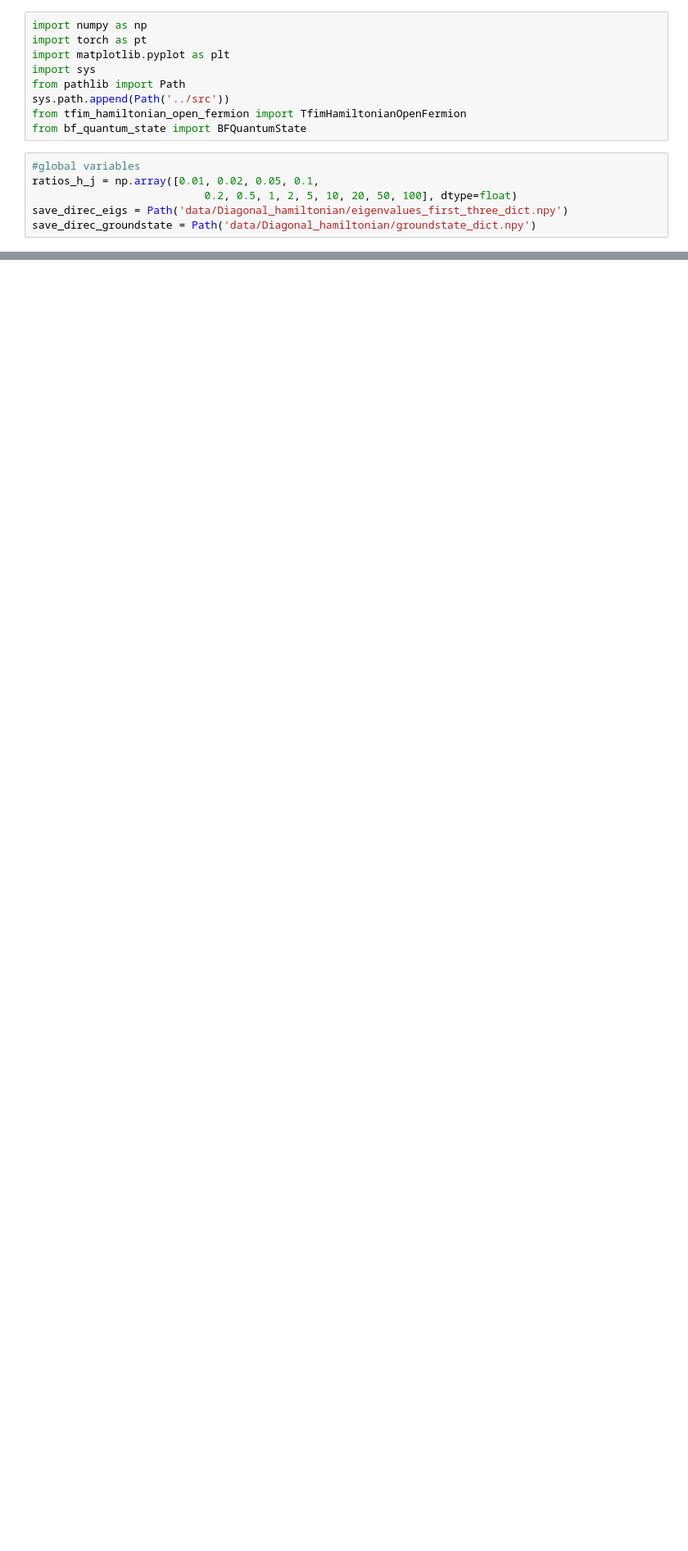
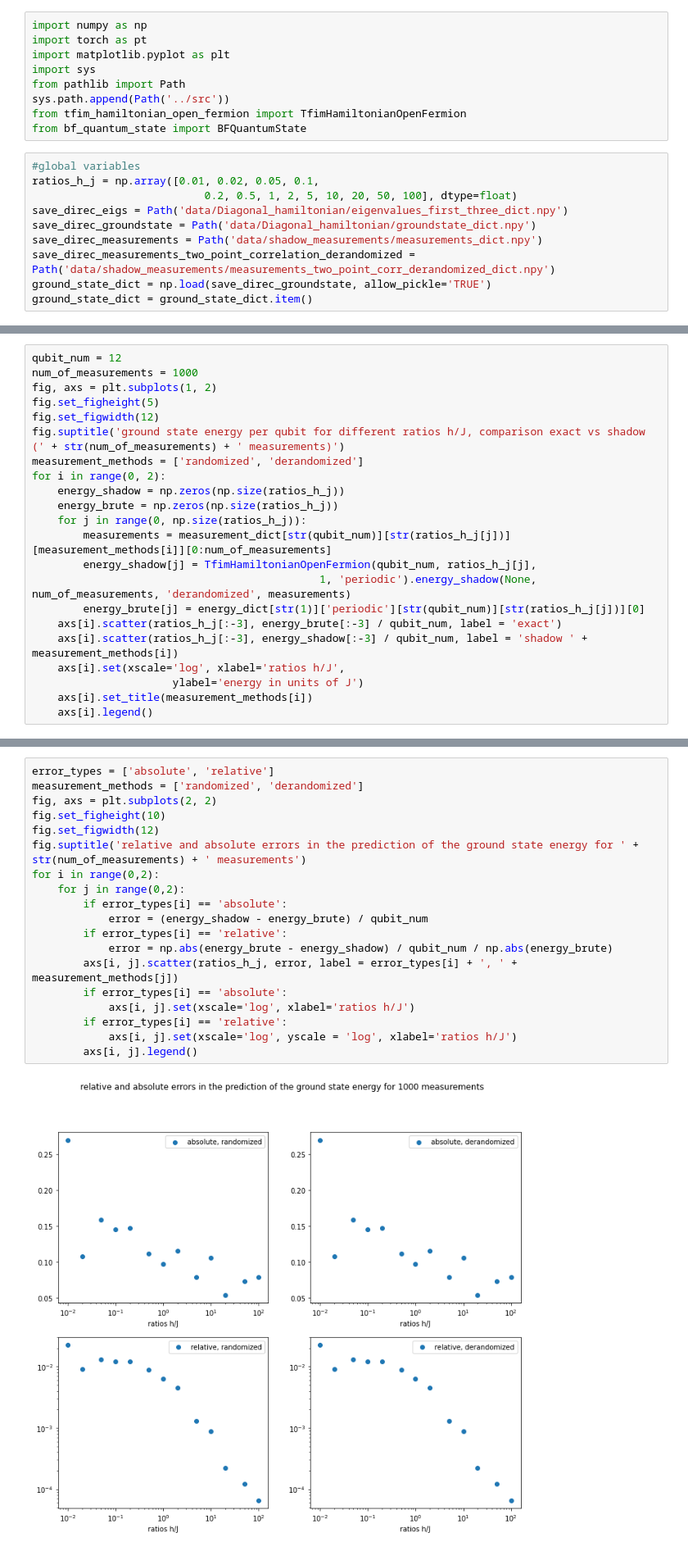
Before and after one commit to LennartBuerger/classical-shadows-for-1d-TFIM-energy-estimation, a Jupyter notebook: display_data/shadow_performance_analysis.ipynb, the cells around one changed output, grey strips where cells are left out. Shown at 82% size. Drawn from its saved outputs; the diff is of its cells as text; blank space fills up the shorter version.

```diff
--- a/display_data/shadow_performance_analysis.ipynb
+++ b/display_data/shadow_performance_analysis.ipynb
@@ -13,3 +30,7 @@ ratios_h_j = np.array([0.01, 0.02, 0.05, 0.1,
                            0.2, 0.5, 1, 2, 5, 10, 20, 50, 100], dtype=float)
 save_direc_eigs = Path('data/Diagonal_hamiltonian/eigenvalues_first_three_dict.npy')
 save_direc_groundstate = Path('data/Diagonal_hamiltonian/groundstate_dict.npy')
+save_direc_measurements = Path('data/shadow_measurements/measurements_dict.npy')
+save_direc_measurements_two_point_correlation_derandomized = Path('data/shadow_measurements/measurements_two_point_corr_derandomized_dict.npy')
+ground_state_dict = np.load(save_direc_groundstate, allow_pickle='TRUE')
+ground_state_dict = ground_state_dict.item()
@@ -79,0 +65,22 @@ plt.scatter(num_of_measurements_per_observable, errors / qubit_num)
+# %%
+qubit_num = 12
+num_of_measurements = 1000
+fig, axs = plt.subplots(1, 2)
+fig.set_figheight(5)
+fig.set_figwidth(12)
+fig.suptitle('ground state energy per qubit for different ratios h/J, comparison exact vs shadow (' + str(num_of_measurements) + ' measurements)')
+measurement_methods = ['randomized', 'derandomized']
+for i in range(0, 2):
+    energy_shadow = np.zeros(np.size(ratios_h_j))
+    energy_brute = np.zeros(np.size(ratios_h_j))
+    for j in range(0, np.size(ratios_h_j)):
+        measurements = measurement_dict[str(qubit_num)][str(ratios_h_j[j])][measurement_methods[i]][0:num_of_measurements]
+        energy_shadow[j] = TfimHamiltonianOpenFermion(qubit_num, ratios_h_j[j],
+                                             1, 'periodic').energy_shadow(None, num_of_measurements, 'derandomized', measurements)
+        energy_brute[j] = energy_dict[str(1)]['periodic'][str(qubit_num)][str(ratios_h_j[j])][0]
+    axs[i].scatter(ratios_h_j[:-3], energy_brute[:-3] / qubit_num, label = 'exact')
+    axs[i].scatter(ratios_h_j[:-3], energy_shadow[:-3] / qubit_num, label = 'shadow ' + measurement_methods[i])
+    axs[i].set(xscale='log', xlabel='ratios h/J',
+                      ylabel='energy in units of J')
+    axs[i].set_title(measurement_methods[i])
+    axs[i].legend()
@@ -79,0 +92,21 @@ plt.scatter(num_of_measurements_per_observable, errors / qubit_num)
+# %%
+error_types = ['absolute', 'relative']
+measurement_methods = ['randomized', 'derandomized']
+fig, axs = plt.subplots(2, 2)
+fig.set_figheight(10)
+fig.set_figwidth(12)
+fig.suptitle('relative and absolute errors in the prediction of the ground state energy for ' + str(num_of_measurements) + ' measurements')
+for i in range(0,2):
+    for j in range(0,2):
+        if error_types[i] == 'absolute':
+            error = (energy_shadow - energy_brute) / qubit_num
+        if error_types[i] == 'relative':
+            error = np.abs(energy_brute - energy_shadow) / qubit_num / np.abs(energy_brute)
+        axs[i, j].scatter(ratios_h_j, error, label = error_types[i] + ', ' + measurement_methods[j])
+        if error_types[i] == 'absolute':
+            axs[i, j].set(xscale='log', xlabel='ratios h/J')
+        if error_types[i] == 'relative':
+            axs[i, j].set(xscale='log', yscale = 'log', xlabel='ratios h/J')
+        axs[i, j].legend()
+# %% [output]
+[figure, added]
```
Also changed, not shown: parts of 29 cells of this notebook, 33 other files.
